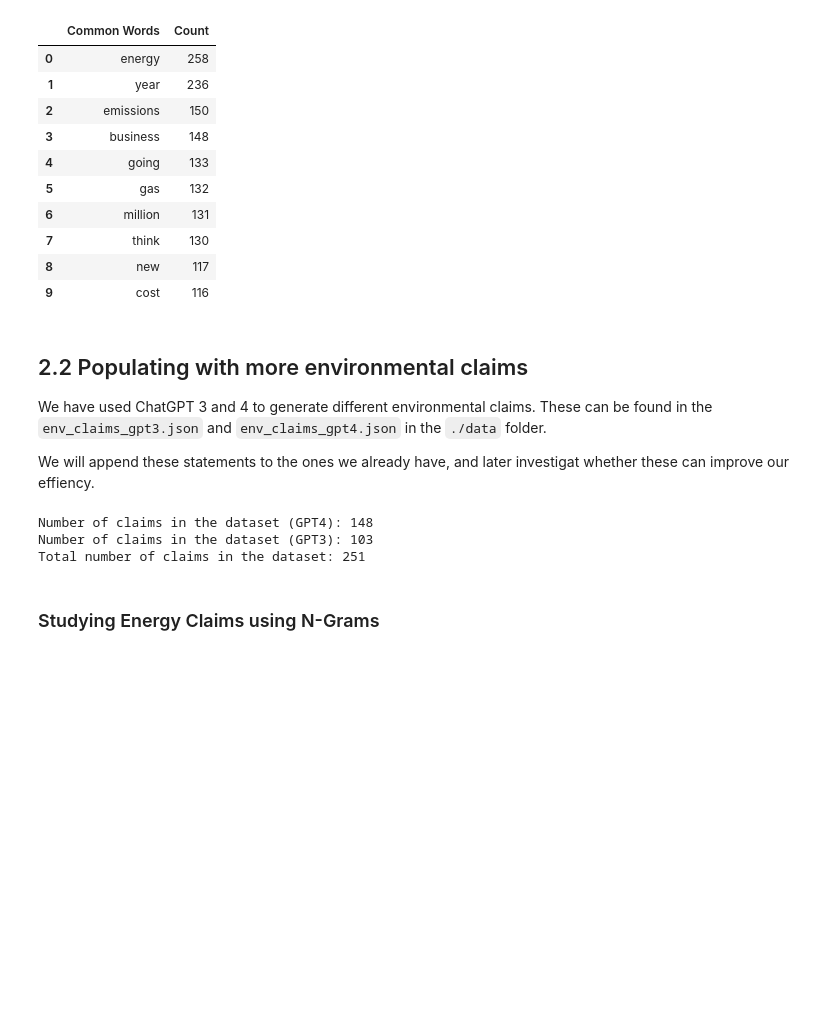
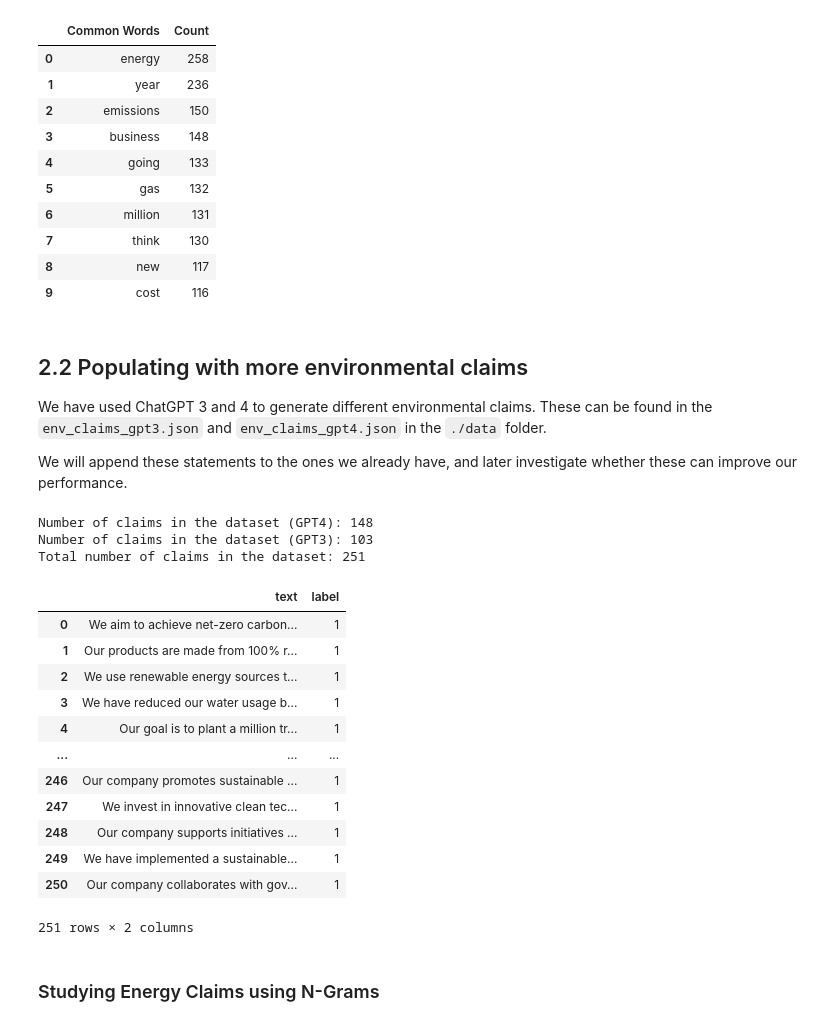
Before and after one commit to RitaGhilardi/Corporate_sustainability, a Jupyter notebook: Companies_sustainability.ipynb, the cells around one changed output. Cells and saved outputs as stored; diff of their text form; code cells hidden in the pictures; blank space fills up the shorter version.

Commit message:
Converting to pandas df and adding label 1 to all claims

```diff
--- a/Companies_sustainability.ipynb
+++ b/Companies_sustainability.ipynb
@@ -322,7 +322,7 @@ Most frequent words for non-environmental claims:
 
 We have used ChatGPT 3 and 4 to generate different environmental claims. These can be found in the `env_claims_gpt3.json` and `env_claims_gpt4.json` in the `./data` folder.
 
-We will append these statements to the ones we already have, and later investigat whether these can improve our effiency.
+We will append these statements to the ones we already have, and later investigate whether these can improve our performance.
 # %%
 # Importing the env claims from env_claims_gpt4.json
 
@@ -350,6 +350,33 @@ print("Total number of claims in the dataset:", len(claims_gpt4)+len(claims_gpt3
 Number of claims in the dataset (GPT4): 148
 Number of claims in the dataset (GPT3): 103
 Total number of claims in the dataset: 251
+# %%
+# Converting the list to a dataframe
+
+claims_gpt4_df = pd.DataFrame(claims_gpt4, columns = ['text'])
+claims_gpt3_df = pd.DataFrame(claims_gpt3, columns = ['text'])
+
+# Adding the label column
+claims_gpt4_df['label'] = 1
+claims_gpt3_df['label'] = 1
+
+# Concatenating the two dataframes
+claims_gpt_df = pd.concat([claims_gpt4_df, claims_gpt3_df], ignore_index=True)
+display(claims_gpt_df)
+# %% [output]
+|  | text | label |
+| 0 | We aim to achieve net-zero carbon... | 1 |
+| 1 | Our products are made from 100% r... | 1 |
+| 2 | We use renewable energy sources t... | 1 |
+| 3 | We have reduced our water usage b... | 1 |
+| 4 | Our goal is to plant a million tr... | 1 |
+| ... | ... | ... |
+| 246 | Our company promotes sustainable ... | 1 |
+| 247 | We invest in innovative clean tec... | 1 |
+| 248 | Our company supports initiatives ... | 1 |
+| 249 | We have implemented a sustainable... | 1 |
+| 250 | Our company collaborates with gov... | 1 |
+251 rows × 2 columns
 # %% [markdown]
 ### Studying Energy Claims using N-Grams
 # %%
```
